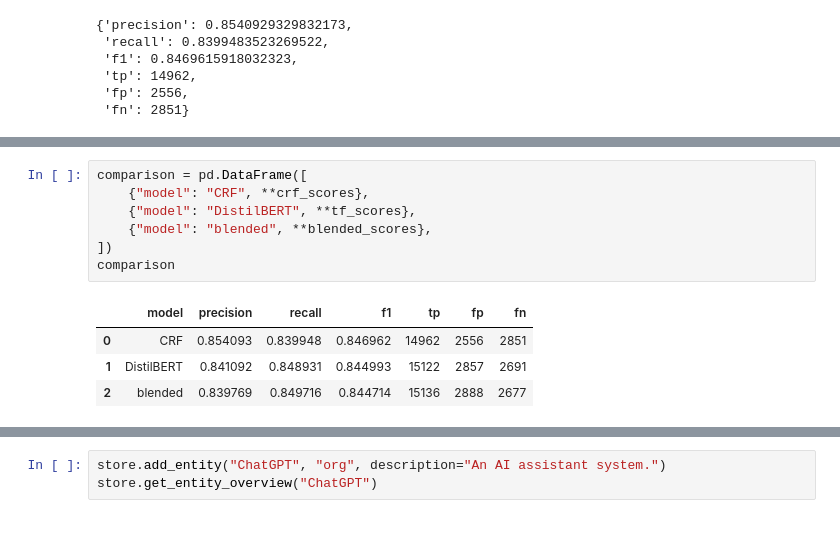
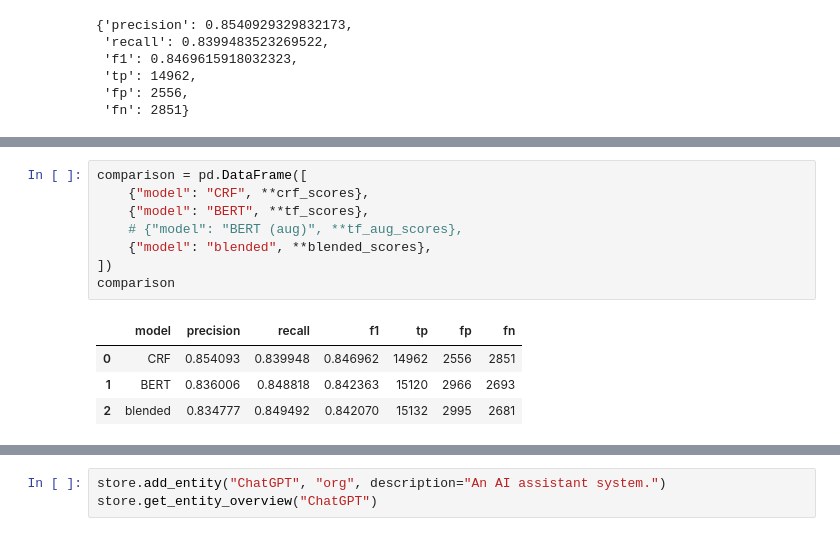
Before and after one commit to DanTimson/IAD25-ML-NLP-lab, a Jupyter notebook: notebooks/solution.ipynb, the cells around one changed output, grey strips where cells are left out. Cells and saved outputs as stored; diff of their text form.

```diff
--- a/notebooks/solution.ipynb
+++ b/notebooks/solution.ipynb
@@ -264,12 +383,13 @@ blended_scores
 # %%
 comparison = pd.DataFrame([
     {"model": "CRF", **crf_scores},
-    {"model": "DistilBERT", **tf_scores},
+    {"model": "BERT", **tf_scores},
+    # {"model": "BERT (aug)", **tf_aug_scores},
     {"model": "blended", **blended_scores},
 ])
 comparison
 # %% [output]
 |  | model | precision | recall | f1 | tp | fp | fn |
 | 0 | CRF | 0.854093 | 0.839948 | 0.846962 | 14962 | 2556 | 2851 |
-| 1 | DistilBERT | 0.841092 | 0.848931 | 0.844993 | 15122 | 2857 | 2691 |
-| 2 | blended | 0.839769 | 0.849716 | 0.844714 | 15136 | 2888 | 2677 |
+| 1 | BERT | 0.836006 | 0.848818 | 0.842363 | 15120 | 2966 | 2693 |
+| 2 | blended | 0.834777 | 0.849492 | 0.842070 | 15132 | 2995 | 2681 |
```
Also changed, not shown: parts of 36 cells of this notebook, 22 other files.
